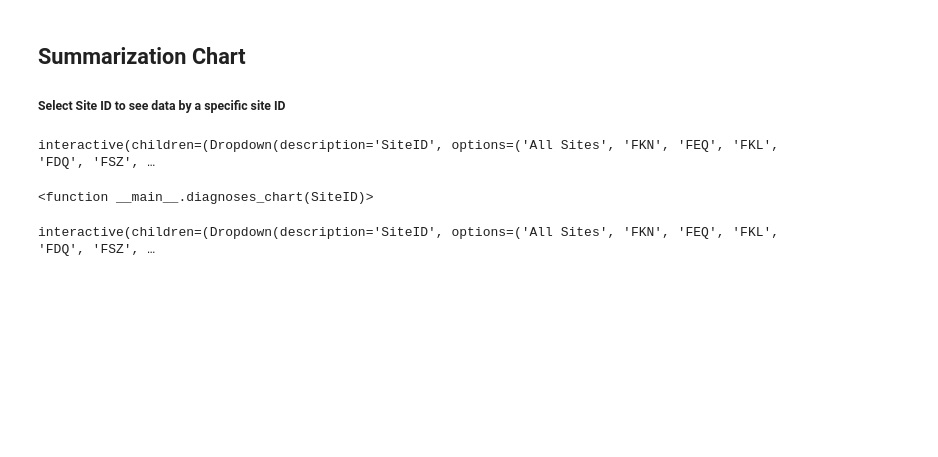
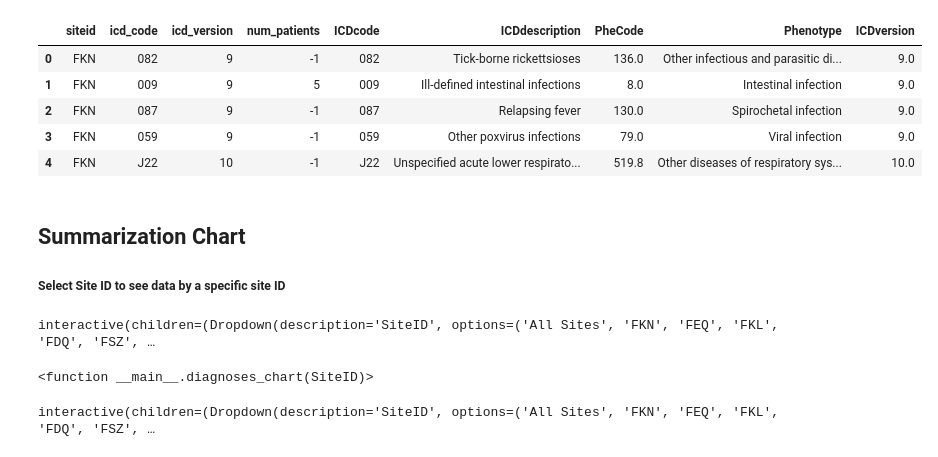
Before and after one commit to covidclinical/visualization-notebooks, a Jupyter notebook: notebooks/05_diagnoses_by_site.ipynb, the cells around one changed output. Drawn from its saved outputs; the diff is of its cells as text; code cells hidden in the pictures; blank space fills up the shorter version.

```diff
--- a/notebooks/05_diagnoses_by_site.ipynb
+++ b/notebooks/05_diagnoses_by_site.ipynb
@@ -30,3 +30,14 @@ df.head()
+# %%
+icd_df = read_icd_df()
+df = df.merge(icd_df, how="left", left_on='icd_code', right_on='ICDcode')
+df.head()
+# %% [output]
+|  | siteid | icd_code | icd_version | num_patients | ICDcode | ICDdescription | PheCode | Phenotype | ICDversion |
+| 0 | FKN | 082 | 9 | -1 | 082 | Tick-borne rickettsioses | 136.0 | Other infectious and parasitic di... | 9.0 |
+| 1 | FKN | 009 | 9 | 5 | 009 | Ill-defined intestinal infections | 8.0 | Intestinal infection | 9.0 |
+| 2 | FKN | 087 | 9 | -1 | 087 | Relapsing fever | 130.0 | Spirochetal infection | 9.0 |
+| 3 | FKN | 059 | 9 | -1 | 059 | Other poxvirus infections | 79.0 | Viral infection | 9.0 |
+| 4 | FKN | J22 | 10 | -1 | J22 | Unspecified acute lower respirato... | 519.8 | Other diseases of respiratory sys... | 10.0 |
 # %% [markdown]
 ## Summarization Chart
 ##### Select Site ID to see data by a specific site ID
```
Also changed, not shown: parts of 3 cells of this notebook.
